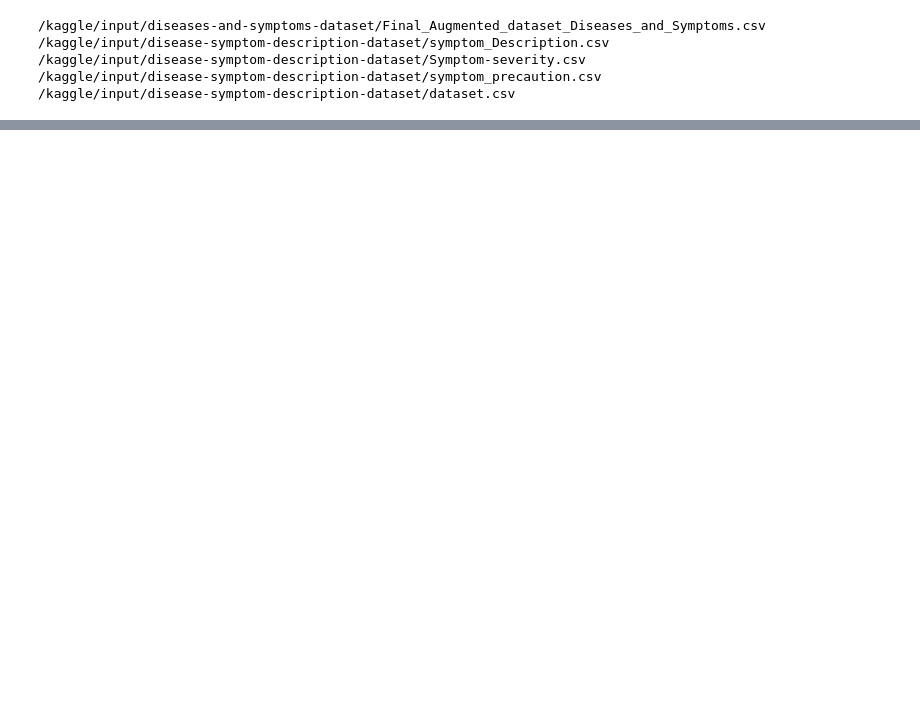
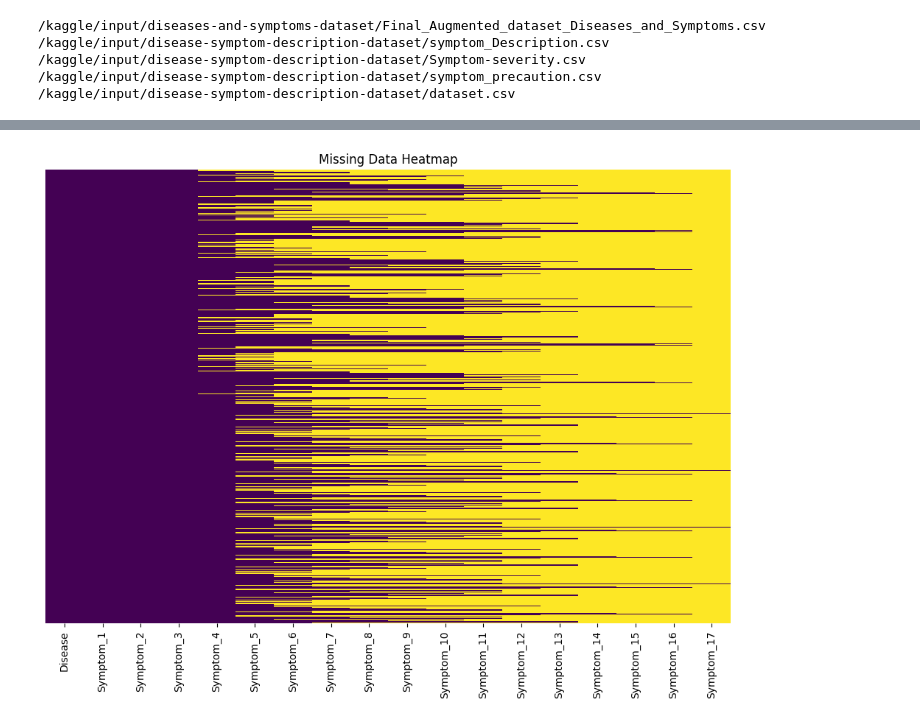
Before and after one commit to raman7976/Symptom-Disease-Diagnosis-ML, a Jupyter notebook: symptom-disease-diagnosis.ipynb, the cells around one changed output, grey strips where cells are left out. Drawn from its saved outputs; the diff is of its cells as text; code cells hidden in the pictures; blank space fills up the shorter version.

```diff
--- a/symptom-disease-diagnosis.ipynb
+++ b/symptom-disease-diagnosis.ipynb
@@ -150,0 +56,14 @@ Diagnosis complete.
+# %%
+import seaborn as sns
+import matplotlib.pyplot as plt
+
+# Convert the DataFrame into a boolean mask (True for missing values)
+missing_data = df.isnull()
+
+# Create a heatmap of missing data
+plt.figure(figsize=(12, 8))
+sns.heatmap(missing_data, cbar=False, cmap='viridis', yticklabels=False)
+plt.title('Missing Data Heatmap')
+plt.show()
+# %% [output]
+[figure, added]
```
Also changed, not shown: parts of 32 cells of this notebook.
